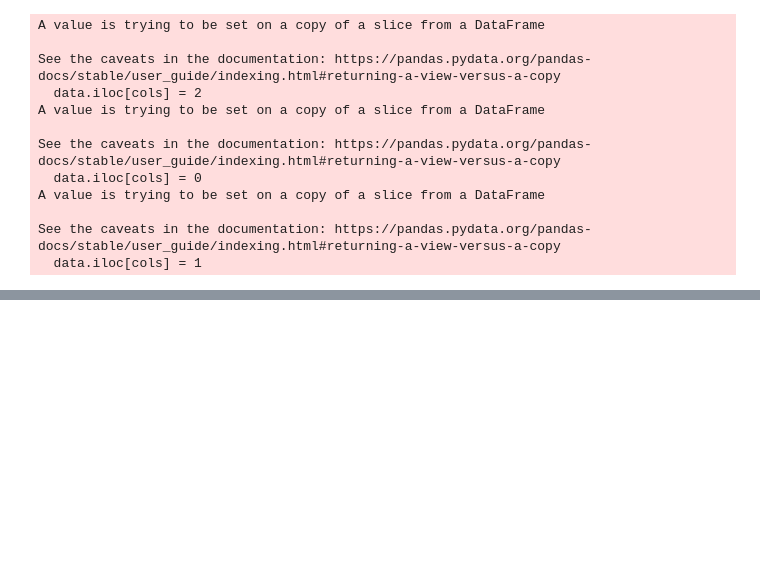
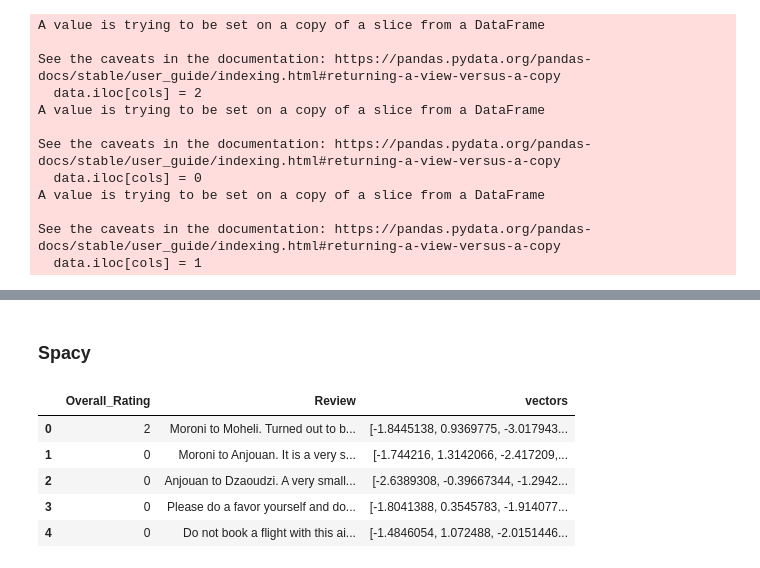
Before and after one commit to derak-isaack/airline_review, a Jupyter notebook: airline.ipynb, the cells around one changed output, grey strips where cells are left out. Cells and saved outputs as stored; diff of their text form; code cells hidden in the pictures; blank space fills up the shorter version.

```diff
--- a/airline.ipynb
+++ b/airline.ipynb
@@ -382,0 +532,13 @@ See the caveats in the documentation: https://pandas.pydata.org/pandas-docs/stab
+# %% [markdown]
+### Spacy
+# %%
+nlp = spacy.load("en_core_web_lg")
+modelling_df['vectors'] = modelling_df['Review'].apply(lambda text:nlp(text).vector)
+modelling_df.head()
+# %% [output]
+|  | Overall_Rating | Review | vectors |
+| 0 | 2 | Moroni to Moheli. Turned out to b... | [-1.8445138, 0.9369775, -3.017943... |
+| 1 | 0 | Moroni to Anjouan. It is a very s... | [-1.744216, 1.3142066, -2.417209,... |
+| 2 | 0 | Anjouan to Dzaoudzi. A very small... | [-2.6389308, -0.39667344, -1.2942... |
+| 3 | 0 | Please do a favor yourself and do... | [-1.8041388, 0.3545783, -1.914077... |
+| 4 | 0 | Do not book a flight with this ai... | [-1.4846054, 1.072488, -2.0151446... |
```
Also changed, not shown: parts of 23 cells of this notebook.
